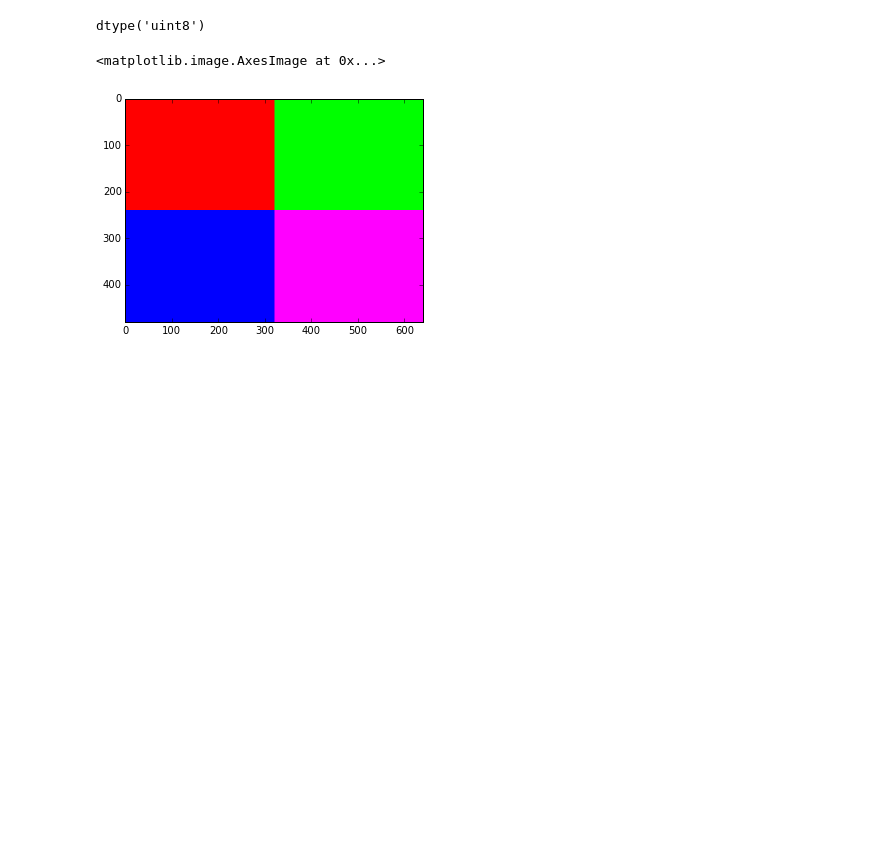
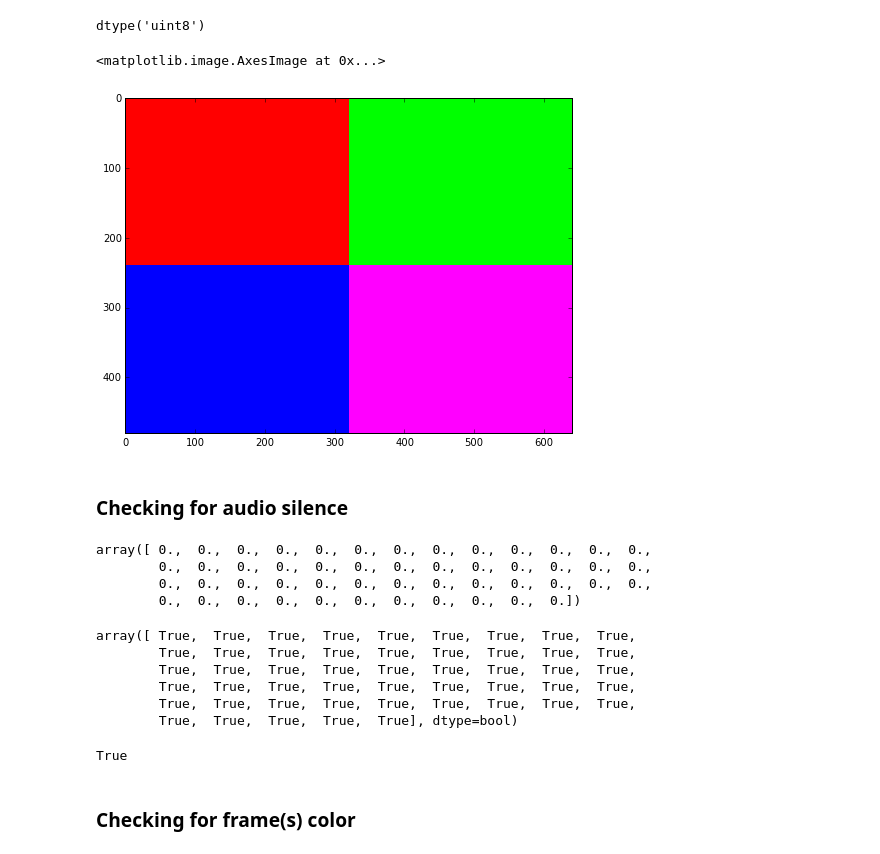
Before and after one commit to Ch00k/jupyter_numpy_overview, a Jupyter notebook: jupyter_numpy_overview.ipynb, the cells around one changed output. Saved outputs shown, nothing was run; the diff lists cells and outputs as text; code cells hidden in the pictures; blank space fills up the shorter version.

```diff
--- a/jupyter_numpy_overview.ipynb
+++ b/jupyter_numpy_overview.ipynb
@@ -418,6 +420,7 @@ array([[ 5.,  8.,  0.],
 %matplotlib inline
 # %%
 import matplotlib.pyplot as plt
+plt.rcParams["figure.figsize"] = (10, 6)
 # %%
 x = np.arange(0, 5, 0.0001)
 x
@@ -546,7 +577,32 @@ raw_video.dtype
 # %% [output]
 dtype('uint8')
 # %%
-plt.imshow(raw_video[1])
+plt.imshow(raw_video[0])
 # %% [output]
 <matplotlib.image.AxesImage at 0x...>
-[figure, old version]
+[figure, new version]
+# %% [markdown]
+### Checking for audio silence
+# %%
+sinewave = np.zeros(50)
+sinewave
+# %% [output]
+array([ 0.,  0.,  0.,  0.,  0.,  0.,  0.,  0.,  0.,  0.,  0.,  0.,  0.,
+        0.,  0.,  0.,  0.,  0.,  0.,  0.,  0.,  0.,  0.,  0.,  0.,  0.,
+        0.,  0.,  0.,  0.,  0.,  0.,  0.,  0.,  0.,  0.,  0.,  0.,  0.,
+        0.,  0.,  0.,  0.,  0.,  0.,  0.,  0.,  0.,  0.,  0.])
+# %%
+sinewave == 0
+# %% [output]
+array([ True,  True,  True,  True,  True,  True,  True,  True,  True,
+        True,  True,  True,  True,  True,  True,  True,  True,  True,
+        True,  True,  True,  True,  True,  True,  True,  True,  True,
+        True,  True,  True,  True,  True,  True,  True,  True,  True,
+        True,  True,  True,  True,  True,  True,  True,  True,  True,
+        True,  True,  True,  True,  True], dtype=bool)
+# %%
+np.all(sinewave == 0)
+# %% [output]
+True
+# %% [markdown]
+### Checking for frame(s) color
```
Also changed, not shown: parts of 37 cells of this notebook.
